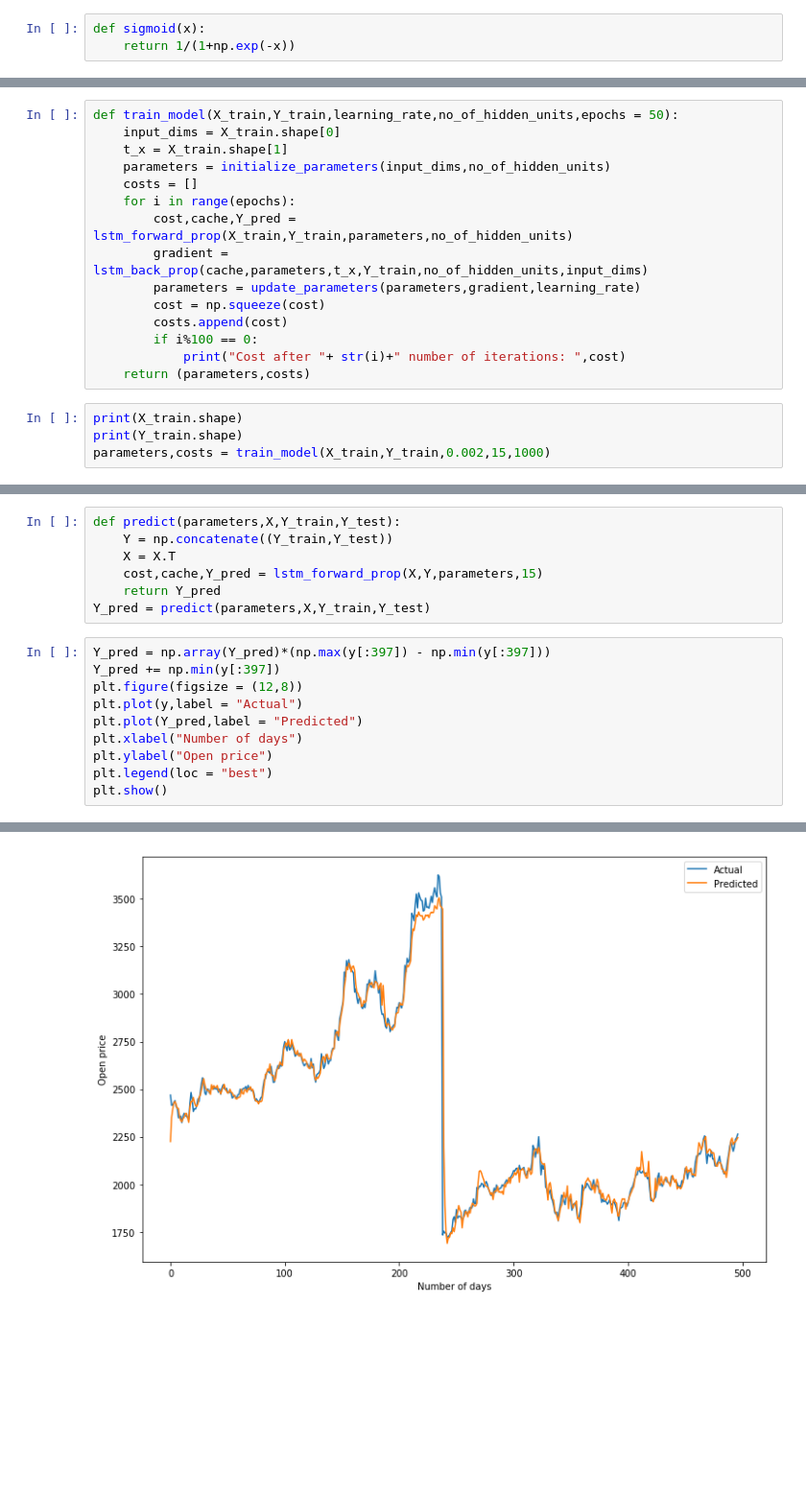
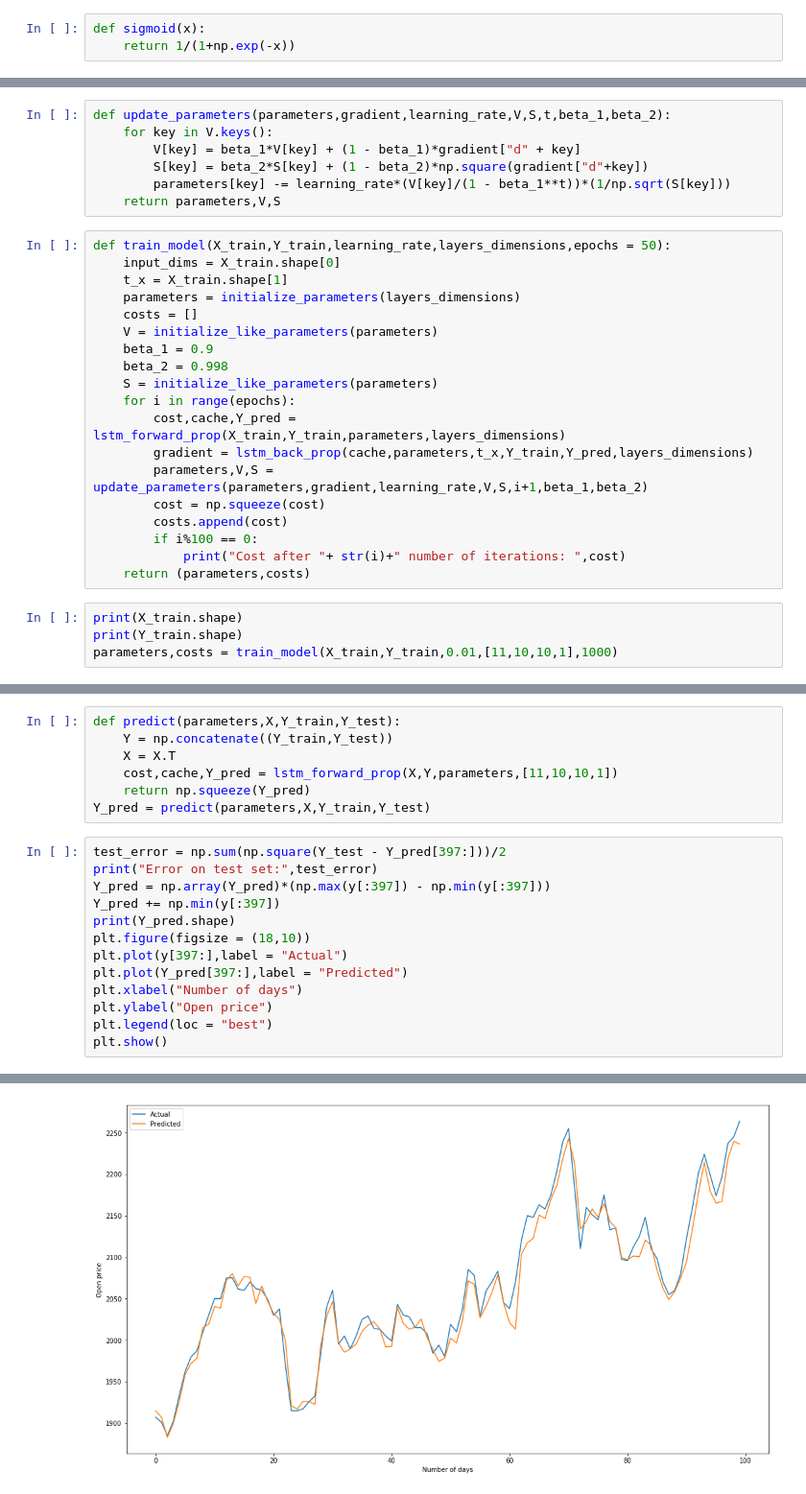
Before and after one commit to AbhiHundal/Deep-learning, a Jupyter notebook: LSTM.ipynb, the cells around one changed output, grey strips where cells are left out. Shown at 96% size. Cells and saved outputs as stored; diff of their text form; blank space fills up the shorter version.

Commit message:
L-layer LSTM with Adam optimizer

```diff
--- a/LSTM.ipynb
+++ b/LSTM.ipynb
@@ -145,13 +159,24 @@ def update_parameters(parameters,gradient,learning_rate):
+# %%
+def update_parameters(parameters,gradient,learning_rate,V,S,t,beta_1,beta_2):
+    for key in V.keys():
+        V[key] = beta_1*V[key] + (1 - beta_1)*gradient["d" + key]
+        S[key] = beta_2*S[key] + (1 - beta_2)*np.square(gradient["d"+key])
+        parameters[key] -= learning_rate*(V[key]/(1 - beta_1**t))*(1/np.sqrt(S[key]))
+    return parameters,V,S
 # %%
-def train_model(X_train,Y_train,learning_rate,no_of_hidden_units,epochs = 50):
+def train_model(X_train,Y_train,learning_rate,layers_dimensions,epochs = 50):
     input_dims = X_train.shape[0]
     t_x = X_train.shape[1]
-    parameters = initialize_parameters(input_dims,no_of_hidden_units)
+    parameters = initialize_parameters(layers_dimensions)
     costs = []
+    V = initialize_like_parameters(parameters)
+    beta_1 = 0.9
+    beta_2 = 0.998
+    S = initialize_like_parameters(parameters)
     for i in range(epochs):
-        cost,cache,Y_pred = lstm_forward_prop(X_train,Y_train,parameters,no_of_hidden_units)
-        gradient = lstm_back_prop(cache,parameters,t_x,Y_train,no_of_hidden_units,input_dims)
-        parameters = update_parameters(parameters,gradient,learning_rate)
+        cost,cache,Y_pred = lstm_forward_prop(X_train,Y_train,parameters,layers_dimensions)
+        gradient = lstm_back_prop(cache,parameters,t_x,Y_train,Y_pred,layers_dimensions)
+        parameters,V,S = update_parameters(parameters,gradient,learning_rate,V,S,i+1,beta_1,beta_2)
         cost = np.squeeze(cost)
         costs.append(cost)
         if i%100 == 0:
@@ -160,7 +185,7 @@ def train_model(X_train,Y_train,learning_rate,no_of_hidden_units,epochs = 50):
 # %%
 print(X_train.shape)
 print(Y_train.shape)
-parameters,costs = train_model(X_train,Y_train,0.002,15,1000)
+parameters,costs = train_model(X_train,Y_train,0.01,[11,10,10,1],1000)
 # %% [output]
 (11, 397)
 (397,)
@@ -187,15 +213,18 @@ plt.show()
 def predict(parameters,X,Y_train,Y_test):
     Y = np.concatenate((Y_train,Y_test))
     X = X.T
-    cost,cache,Y_pred = lstm_forward_prop(X,Y,parameters,15)
-    return Y_pred
+    cost,cache,Y_pred = lstm_forward_prop(X,Y,parameters,[11,10,10,1])
+    return np.squeeze(Y_pred)
 Y_pred = predict(parameters,X,Y_train,Y_test)
 # %%
+test_error = np.sum(np.square(Y_test - Y_pred[397:]))/2
+print("Error on test set:",test_error)
 Y_pred = np.array(Y_pred)*(np.max(y[:397]) - np.min(y[:397]))
 Y_pred += np.min(y[:397])
-plt.figure(figsize = (12,8))
-plt.plot(y,label = "Actual")
-plt.plot(Y_pred,label = "Predicted")
+print(Y_pred.shape)
+plt.figure(figsize = (18,10))
+plt.plot(y[397:],label = "Actual")
+plt.plot(Y_pred[397:],label = "Predicted")
 plt.xlabel("Number of days")
 plt.ylabel("Open price")
 plt.legend(loc = "best")
@@ -204,2 +235,2 @@ plt.show()
-[figure, old version]
+[figure, new version]
 # %%
```
Also changed, not shown: parts of 12 cells of this notebook.
